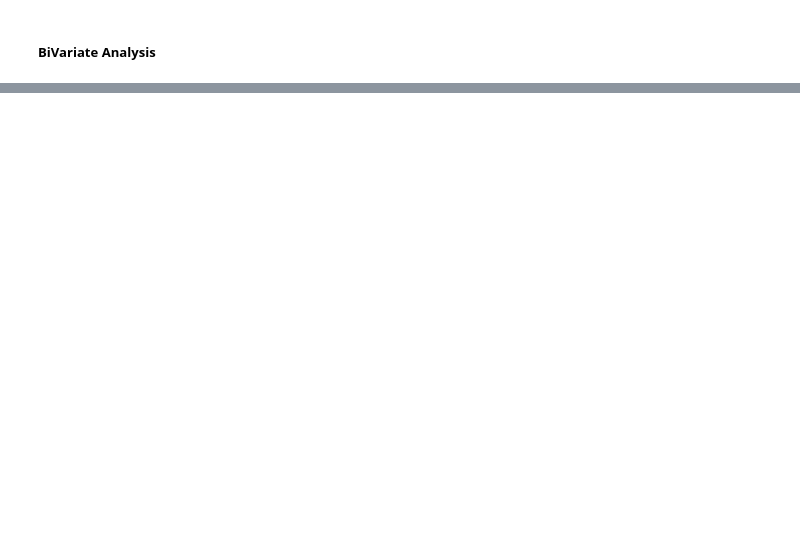
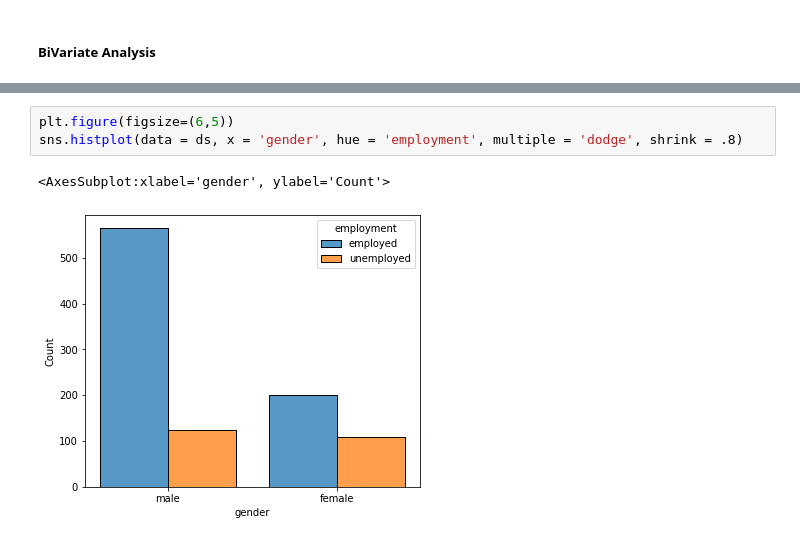
Before and after one commit to EhizDanny/Credit_Fraud_Detection_model, a Jupyter notebook: fraud_detection.ipynb, the cells around one changed output, grey strips where cells are left out. Cells and saved outputs as stored; diff of their text form; blank space fills up the shorter version.

```diff
--- a/fraud_detection.ipynb
+++ b/fraud_detection.ipynb
@@ -194,0 +225,6 @@ Name: housing, dtype: int64
+# %%
+plt.figure(figsize=(6,5))
+sns.histplot(data = ds, x = 'gender', hue = 'employment', multiple = 'dodge', shrink = .8)
+# %% [output]
+<AxesSubplot:xlabel='gender', ylabel='Count'>
+[figure, added]
```
Also changed, not shown: parts of 55 cells of this notebook.
